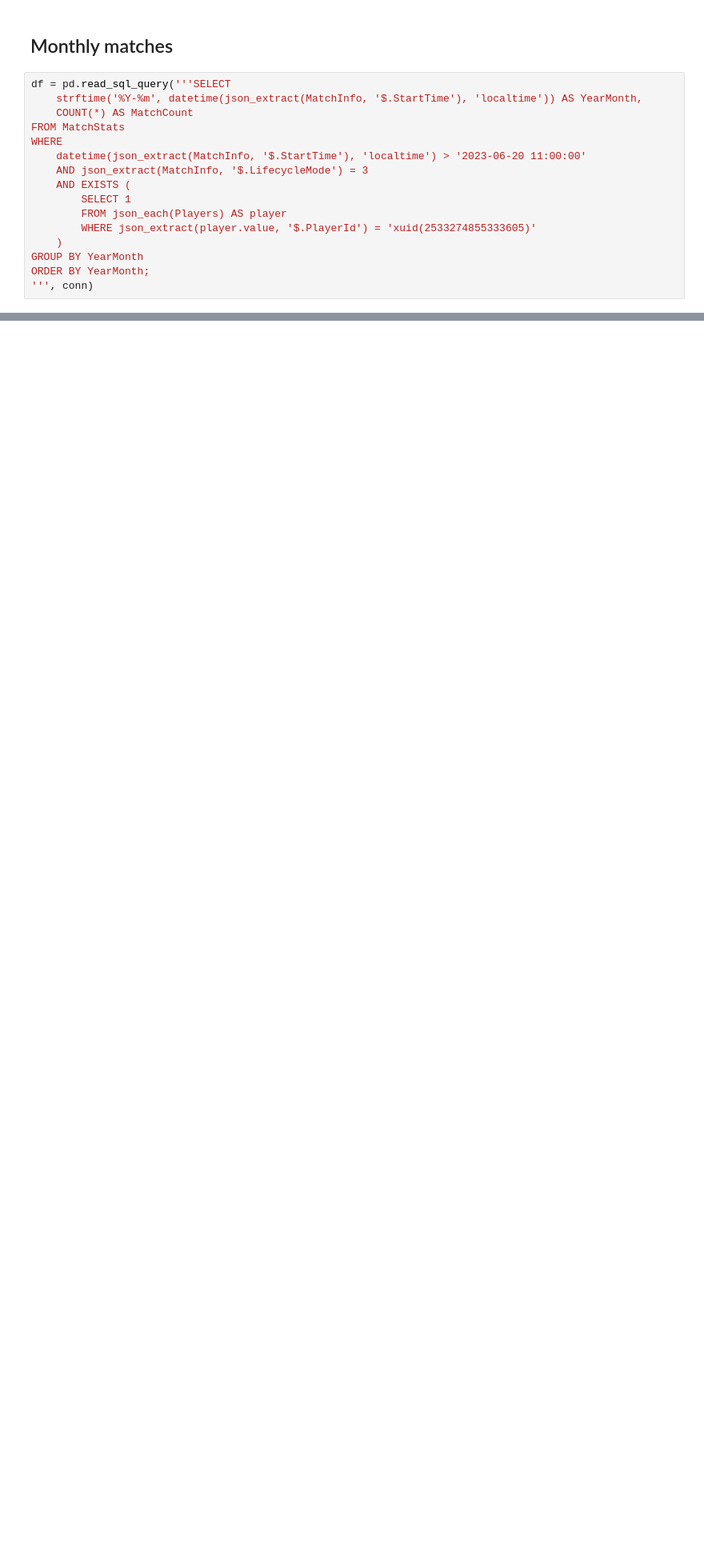
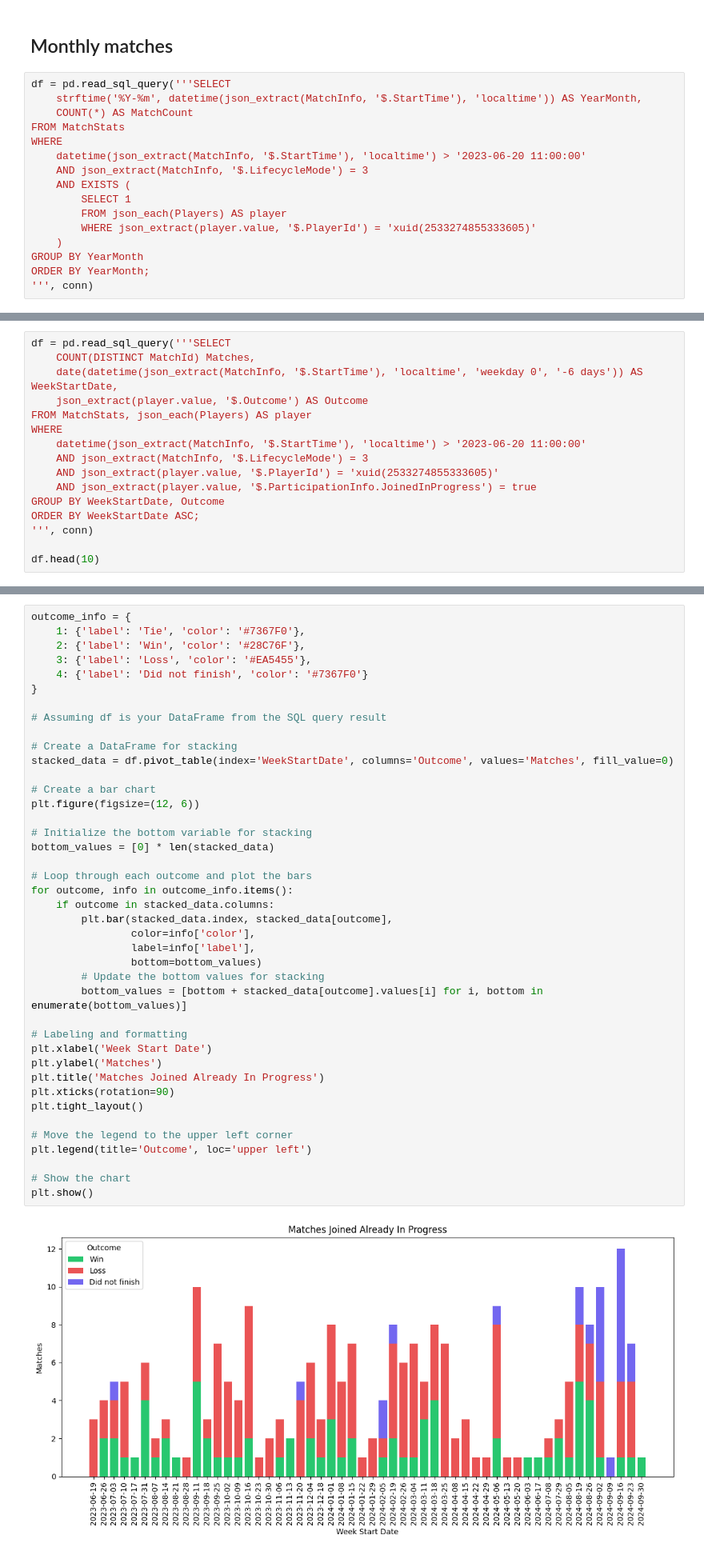
Before and after one commit to OpenSpartan/notebooks, a Jupyter notebook: src/hero/Hero Stats.ipynb, the cells around one changed output, grey strips where cells are left out. Shown: that part at 80% size. Saved outputs shown, nothing was run; the diff lists cells and outputs as text; blank space fills up the shorter version.

Commit message:
Update with Hero stats queries

```diff
--- a/src/hero/Hero Stats.ipynb
+++ b/src/hero/Hero Stats.ipynb
@@ -67,0 +144,16 @@ plt.show()
+# %%
+df = pd.read_sql_query('''SELECT
+	COUNT(DISTINCT MatchId) Matches,
+    date(datetime(json_extract(MatchInfo, '$.StartTime'), 'localtime', 'weekday 0', '-6 days')) AS WeekStartDate,
+    json_extract(player.value, '$.Outcome') AS Outcome
+FROM MatchStats, json_each(Players) AS player
+WHERE
+    datetime(json_extract(MatchInfo, '$.StartTime'), 'localtime') > '2023-06-20 11:00:00'
+    AND json_extract(MatchInfo, '$.LifecycleMode') = 3
+    AND json_extract(player.value, '$.PlayerId') = 'xuid(2533274855333605)'
+	AND json_extract(player.value, '$.ParticipationInfo.JoinedInProgress') = true
+GROUP BY WeekStartDate, Outcome
+ORDER BY WeekStartDate ASC;
+''', conn)
+
+df.head(10)
@@ -67,0 +172,43 @@ plt.show()
+# %%
+outcome_info = {
+    1: {'label': 'Tie', 'color': '#7367F0'},
+    2: {'label': 'Win', 'color': '#28C76F'},
+    3: {'label': 'Loss', 'color': '#EA5455'},
+    4: {'label': 'Did not finish', 'color': '#7367F0'}
+}
+
+# Assuming df is your DataFrame from the SQL query result
+
+# Create a DataFrame for stacking
+stacked_data = df.pivot_table(index='WeekStartDate', columns='Outcome', values='Matches', fill_value=0)
+
+# Create a bar chart
+plt.figure(figsize=(12, 6))
+
+# Initialize the bottom variable for stacking
+bottom_values = [0] * len(stacked_data)
+
+# Loop through each outcome and plot the bars
+for outcome, info in outcome_info.items():
+    if outcome in stacked_data.columns:
+        plt.bar(stacked_data.index, stacked_data[outcome],
+                color=info['color'],
+                label=info['label'],
+                bottom=bottom_values)
+        # Update the bottom values for stacking
+        bottom_values = [bottom + stacked_data[outcome].values[i] for i, bottom in enumerate(bottom_values)]
+
+# Labeling and formatting
+plt.xlabel('Week Start Date')
+plt.ylabel('Matches')
+plt.title('Matches Joined Already In Progress')
+plt.xticks(rotation=90)
+plt.tight_layout()
+
+# Move the legend to the upper left corner
+plt.legend(title='Outcome', loc='upper left')
+
+# Show the chart
+plt.show()
+# %% [output]
+[figure, added]
```
Also changed, not shown: parts of 17 cells of this notebook.
